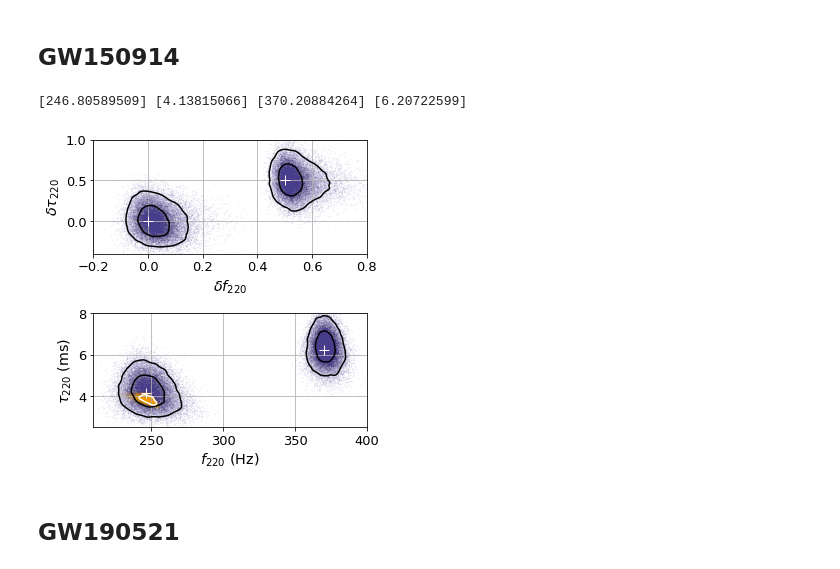
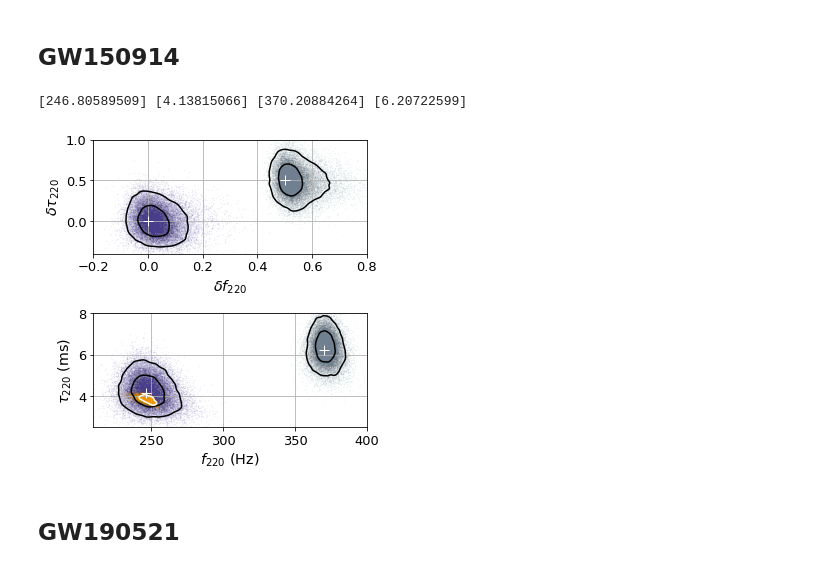
Before and after one commit to abhirup-ghosh/spinqnm, a Jupyter notebook: notebooks/paper_plots.ipynb, the cells around one changed output. Cells and saved outputs as stored; diff of their text form; code cells hidden in the pictures.

Commit message:
updated figures 1 and 2

```diff
--- a/notebooks/paper_plots.ipynb
+++ b/notebooks/paper_plots.ipynb
@@ -162,7 +162,7 @@ fig = plt.figure(figsize=(5,5))
 ax1 = fig.add_subplot(211)
 ax2 = fig.add_subplot(212)
 
-for run in ['0p0', '0p5']:
+for (color,run) in zip(['darkslateblue','slategrey'],['0p0', '0p5']):
 
     # read data
     data = data_dict['GW150914'][run]
@@ -184,7 +184,7 @@ for run in ['0p0', '0p5']:
     P_xy /= np.sum(P_xy) * dx * dy # normalise histogram
 
     #ax1.pcolormesh(x_intp, y_intp, gf(P_xy), cmap='Purples')
-    ax1.scatter(domega, dtau, color='darkslateblue', alpha=0.1, s=0.1)
+    ax1.scatter(domega, dtau, color=color, alpha=0.1, s=0.1)
     ax1.contour(x_intp, y_intp, gf(P_xy), levels=(s2,s1), colors='k')
 
     # construct 2D histogram in omega220,tau220
@@ -194,7 +194,7 @@ for run in ['0p0', '0p5']:
     P_xy /= np.sum(P_xy) * dx * dy # normalise histogram
 
     #ax2.pcolormesh(x_intp, y_intp, gf(P_xy), cmap='Purples')
-    ax2.scatter(freq_modGR, tau_modGR, color='darkslateblue', alpha=0.1, s=0.1)
+    ax2.scatter(freq_modGR, tau_modGR, color=color, alpha=0.1, s=0.1)
     ax2.contour(x_intp, y_intp, gf(P_xy), levels=(s2,s1), colors='k')
 
 # nGR: SEOBN$v4HM
@@ -215,34 +215,34 @@ P_xy /= np.sum(P_xy) * dx * dy # normalise histogram
 
 #ax4.pcolormesh(x_intp, y_intp, gf(P_xy), cmap='Greys')
 ax2.scatter(freq_modGR, tau_modGR, color='orange', alpha=0.1, s=0.1)
 ax2.contour(x_intp, y_intp, gf(P_xy), levels=(s2,), colors='w')
 
 # plot GR predictions
 ax1.plot(0,0,color='w',marker='+', ms=10)
 ax1.plot(0.5,0.5,color='w',marker='+', ms=10)
 
 ax2.plot(freq_GR_inj, tau_GR_inj,color='w',marker='+', ms=10)
 ax2.plot(freq_modGR_inj, tau_modGR_inj,color='w',marker='+', ms=10)
 
 ax1.set_xlabel("$\delta f_{220}$",fontsize='large')
 ax1.set_ylabel(r"$\delta \tau_{220}$", fontsize='large')
 ax2.set_xlabel("$f_{220}$ (Hz)", fontsize='large')
 ax2.set_ylabel(r"$\tau_{220}$ (ms)", fontsize='large')
 
 ax1.set_xlim([-0.2,0.8])
 ax1.set_ylim([-0.4,1.])
 
 ax2.set_xlim([210,400])
 ax2.set_ylim([2.5,8])
 
 ax1.grid()
 ax2.grid()
 
 plt.tight_layout()
 plt.savefig('../papers/intro_paper/figures/GW150914_simulated_signal_gr_ngr.png', dpi=300)
 # %% [output]
 [246.80589509] [4.13815066] [370.20884264] [6.20722599]
-[figure, old version]
+[figure, new version]
 # %% [markdown]
 ## GW190521
 # %%
```
Also changed, not shown: parts of 1 cell of this notebook, 2 other files.
